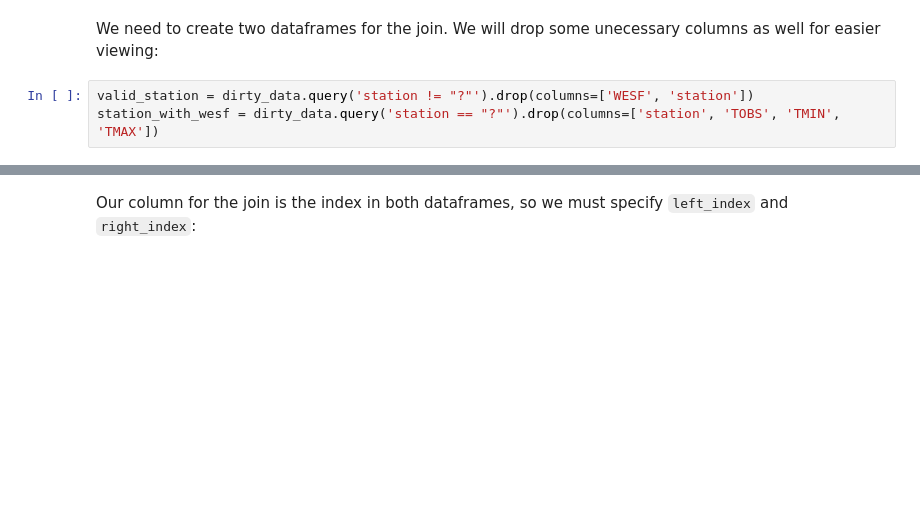
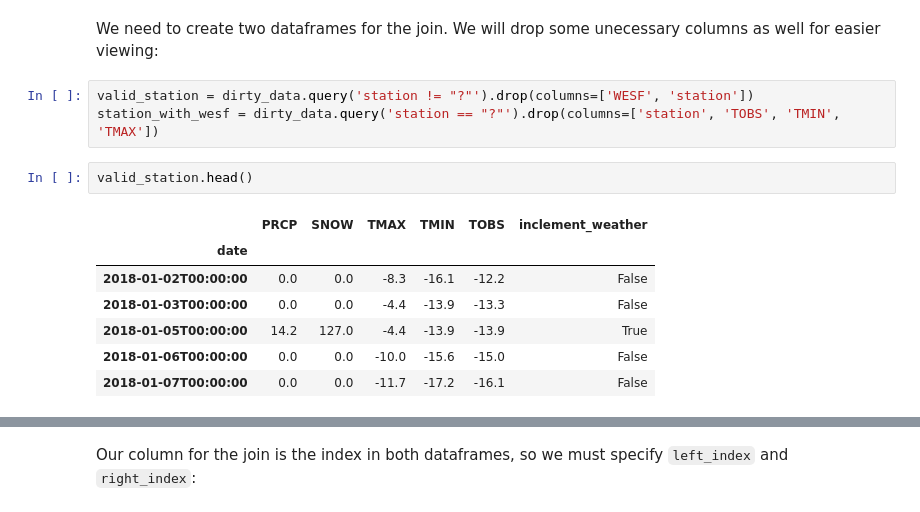
Before and after one commit to tgwon/ai4ml, a Jupyter notebook: week5/ch4-1-querying_and_merging.ipynb, the cells around one changed output, grey strips where cells are left out. Drawn from its saved outputs; the diff is of its cells as text; blank space fills up the shorter version.

```diff
--- a/week5/ch4-1-querying_and_merging.ipynb
+++ b/week5/ch4-1-querying_and_merging.ipynb
@@ -309,3 +382,13 @@ We need to create two dataframes for the join. We will drop some unecessary colu
 # %%
 valid_station = dirty_data.query('station != "?"').drop(columns=['WESF', 'station'])
 station_with_wesf = dirty_data.query('station == "?"').drop(columns=['station', 'TOBS', 'TMIN', 'TMAX'])
+# %%
+valid_station.head()
+# %% [output]
+|  | PRCP | SNOW | TMAX | TMIN | TOBS | inclement_weather |
+| date |  |  |  |  |  |  |
+| 2018-01-02T00:00:00 | 0.0 | 0.0 | -8.3 | -16.1 | -12.2 | False |
+| 2018-01-03T00:00:00 | 0.0 | 0.0 | -4.4 | -13.9 | -13.3 | False |
+| 2018-01-05T00:00:00 | 14.2 | 127.0 | -4.4 | -13.9 | -13.9 | True |
+| 2018-01-06T00:00:00 | 0.0 | 0.0 | -10.0 | -15.6 | -15.0 | False |
+| 2018-01-07T00:00:00 | 0.0 | 0.0 | -11.7 | -17.2 | -16.1 | False |
```
Also changed, not shown: parts of 28 cells of this notebook.
